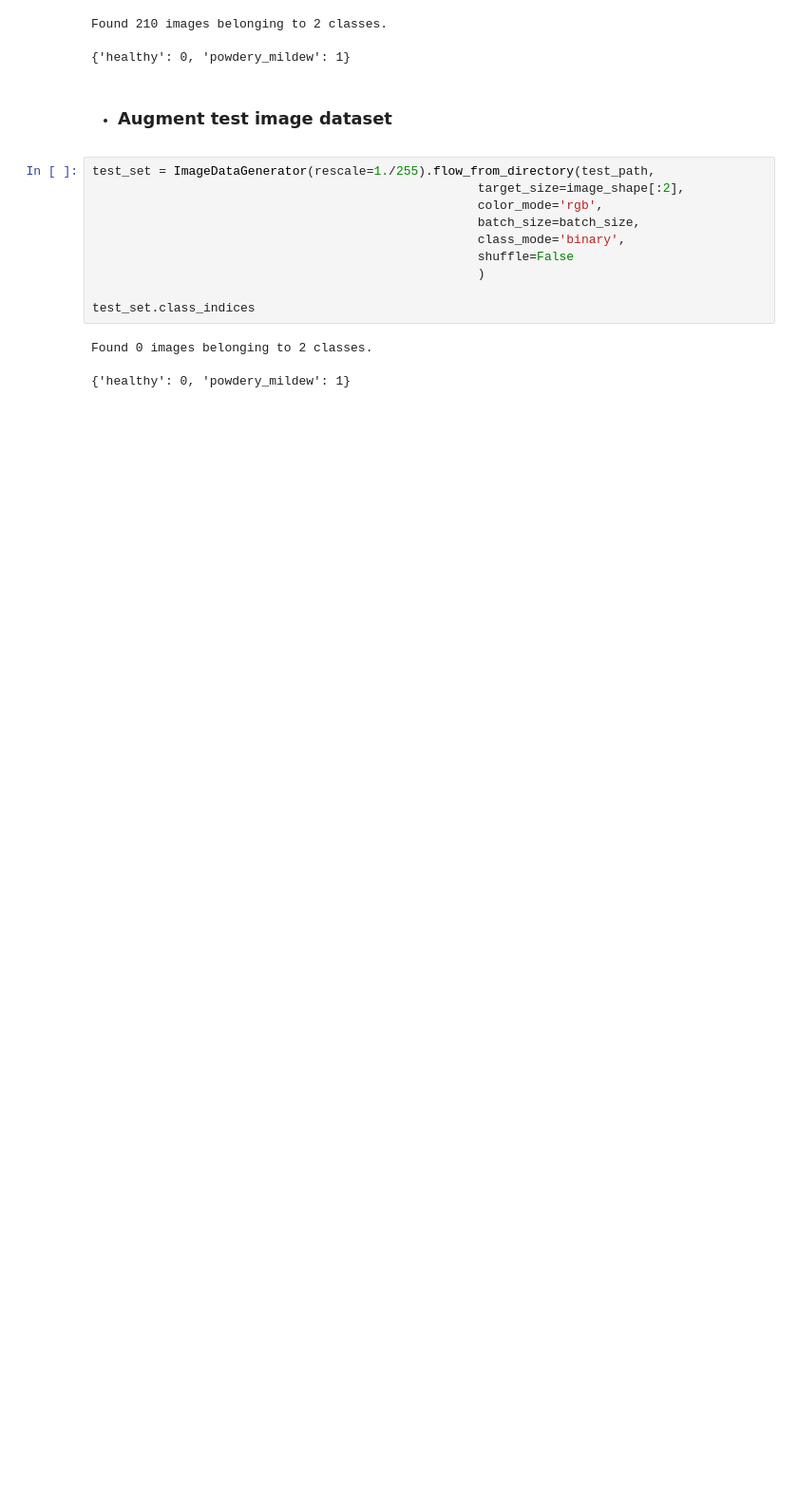
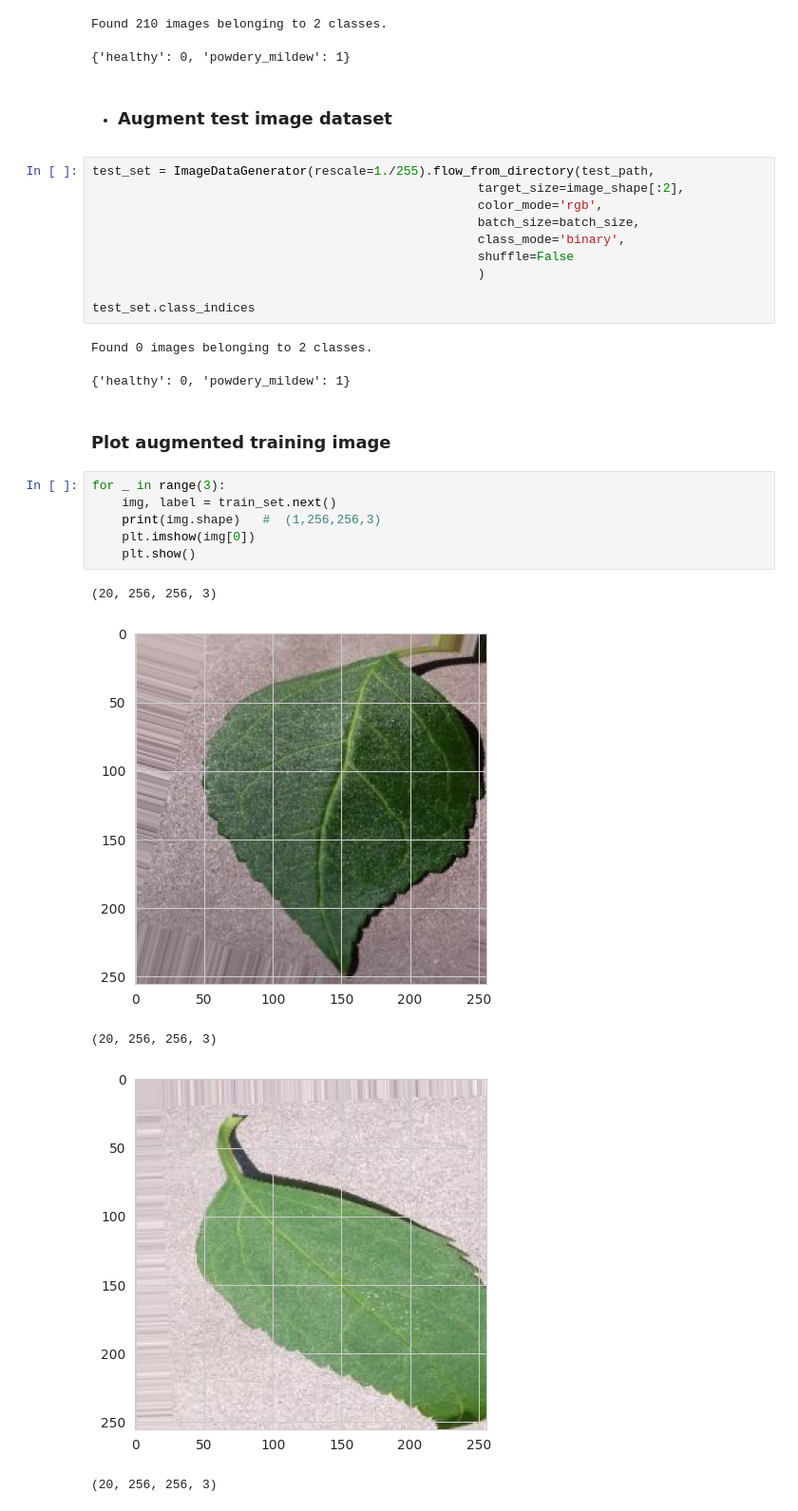
Before and after one commit to jtm2021/mildewproject, a Jupyter notebook: jupyter_notebooks/ModelingAndEvaluating.ipynb, the cells around one changed output. Shown at 95% size. Cells and saved outputs as stored; diff of their text form; blank space fills up the shorter version.

```diff
--- a/jupyter_notebooks/ModelingAndEvaluating.ipynb
+++ b/jupyter_notebooks/ModelingAndEvaluating.ipynb
@@ -191,3 +191,17 @@ test_set.class_indices
 # %% [output]
 Found 0 images belonging to 2 classes.
 {'healthy': 0, 'powdery_mildew': 1}
+# %% [markdown]
+### Plot augmented training image
+# %%
+for _ in range(3):
+    img, label = train_set.next()
+    print(img.shape)   #  (1,256,256,3)
+    plt.imshow(img[0])
+    plt.show()
+# %% [output]
+(20, 256, 256, 3)
+[figure, added]
+(20, 256, 256, 3)
+[figure, added]
+(20, 256, 256, 3)
```
Also changed, not shown: parts of 4 cells of this notebook, 1 other file.
